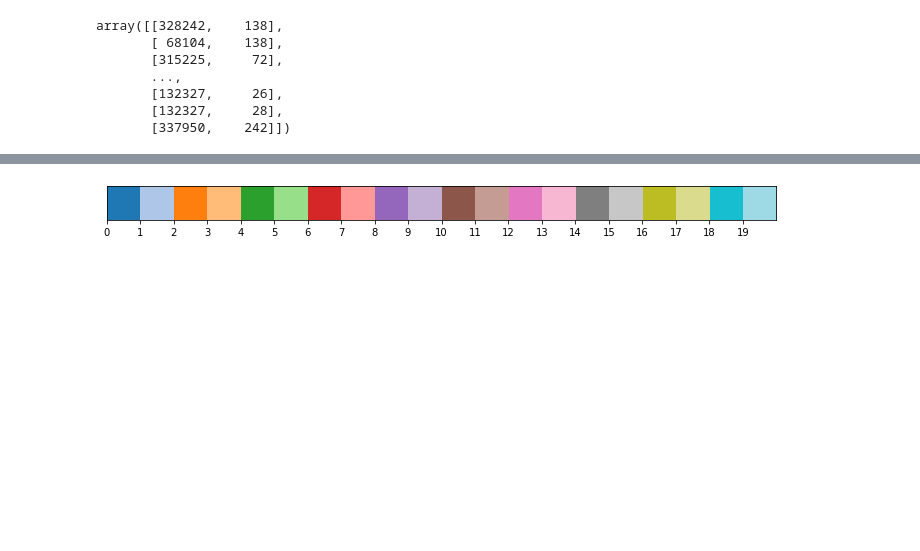
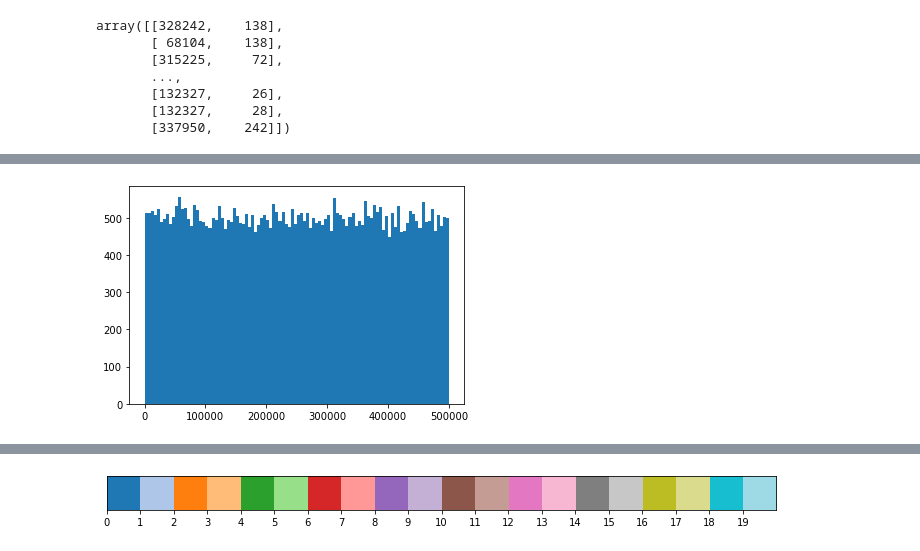
Before and after one commit to ljmartin/molrec, a Jupyter notebook: pubchem_validation/code_scrapbook.ipynb, the cells around one changed output, grey strips where cells are left out. Saved outputs shown, nothing was run; the diff lists cells and outputs as text; code cells hidden in the pictures; blank space fills up the shorter version.

```diff
--- a/pubchem_validation/code_scrapbook.ipynb
+++ b/pubchem_validation/code_scrapbook.ipynb
@@ -90,3 +100,7 @@ array([[328242,    138],
+# %%
+_ =plt.hist(np.random.choice(n, 50000, replace=False), bins=100)
+# %% [output]
+[figure, added]
 # %%
 ##Test that it lines up:
 for pair in arr_sorted[:10]:
```
Also changed, not shown: parts of 6 cells of this notebook, 7 other files.
